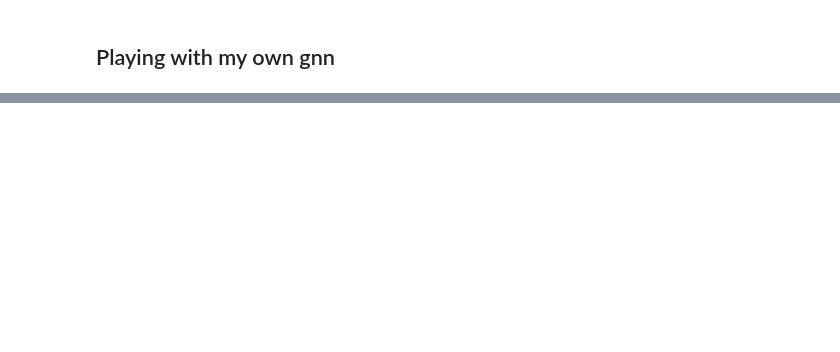
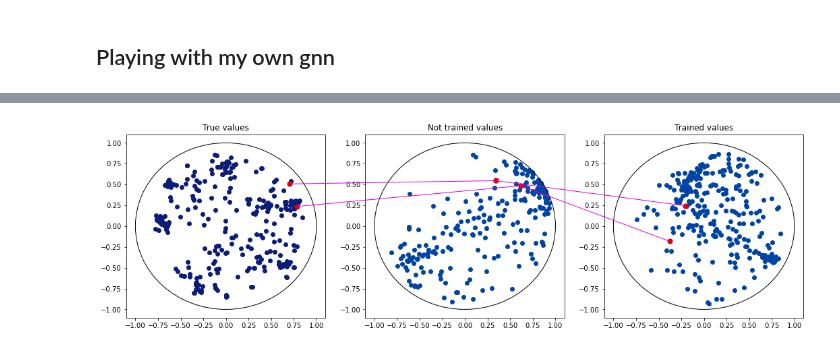
Before and after one commit to GiorgioCerro/hyparticle-net, a Jupyter notebook: playing_with_gnn.ipynb, the cells around one changed output, grey strips where cells are left out. Cells and saved outputs as stored; diff of their text form; code cells hidden in the pictures; blank space fills up the shorter version.

```diff
--- a/playing_with_gnn.ipynb
+++ b/playing_with_gnn.ipynb
@@ -258,6 +101,7 @@ def distance_matrix(nodes):
     matrix = torch.zeros(len(nodes),len(nodes))
     for n_idx in range(len(nodes)):
         matrix[n_idx] = manifold.distance(torch.unsqueeze(nodes[n_idx],0),nodes) + 1e-8
-    return matrix[torch.triu(torch.ones_like(matrix),diagonal=1) == 1]
+    matrix = matrix[torch.triu(torch.ones_like(matrix),diagonal=1) == 1]
+    return matrix**2
 # %%
 class LitHGCN(pl.LightningModule):
@@ -340,8 +179,8 @@ class LitProgressBar(TQDMProgressBar):
         bar.set_description('running training ...')
         return bar
 # %%
-hyper_gcn = LitHGCN(hgcn)
+hyper_gcn = LitHGCN(hgcn, lr=0.1)
 bar = LitProgressBar()
 
-trainer = pl.Trainer(max_epochs=1,callbacks=[bar],log_every_n_steps=1)
+#trainer = pl.Trainer(max_epochs=1,callbacks=[bar],log_every_n_steps=1)
 #trainer.fit(hyper_gcn,train_set,valid_set)
@@ -417,0 +264,48 @@ plt.show()
+# %%
+checking = ParticleDataset('data/background','background')
+data = checking.__getitem__(1)
+
+PATH = 'scripts/lightning/m_local_agg_6knn.ckpt'
+model = model_load(PATH)
+output = hyper_gcn(data)
+output2 = model(data)
+
+fig,ax = plt.subplots(1,3,figsize=(18,5))
+ax = ax.flatten()
+ax[0].scatter(data.y[:,0],data.y[:,1],alpha=1,color='#0b1d78')
+ax[0].set_title('True values')
+
+test = output.detach().clone()
+ax[1].scatter(test[:,0],test[:,1],alpha=1,color='#0045a5')
+ax[1].set_title('Not trained values')
+
+test2 = output2.detach().clone()
+ax[2].scatter(test2[:,0],test2[:,1],alpha=1,color='#0045a5')
+ax[2].set_title('Trained values')
+
+
+for i in range(3):
+    disk = Circle((0,0),1,color='black',fill=False)
+    ax[i].add_patch(disk)
+
+
+idxs = [0,1]
+for idx00 in idxs:
+    xy_left = data.y[idx00]
+    xy_right = test[idx00]
+
+    ax[0].scatter(xy_left[0],xy_left[1],alpha=1,color='#DF0101',s = 50)
+    ax[1].scatter(xy_right[0],xy_right[1],s=50,c='#DF0101') #change color
+    con = ConnectionPatch(xyA=xy_left, coordsA=ax[0].transData,xyB=xy_right, coordsB=ax[1].transData,color='#DF01D7')
+    fig.add_artist(con)
+
+    xy_right2 = test2[idx00]
+    ax[1].scatter(xy_right[0],xy_right[1],alpha=1,color='#DF0101',s = 50)
+    ax[2].scatter(xy_right2[0],xy_right2[1],s=50,c='#DF0101') #change color
+    con = ConnectionPatch(xyA=xy_right, coordsA=ax[1].transData,xyB=xy_right2, coordsB=ax[2].transData,color='#DF01D7')
+    fig.add_artist(con)
+
+
+plt.show()
+# %% [output]
+[figure, added]
```
Also changed, not shown: parts of 48 cells of this notebook, 8 other files.
